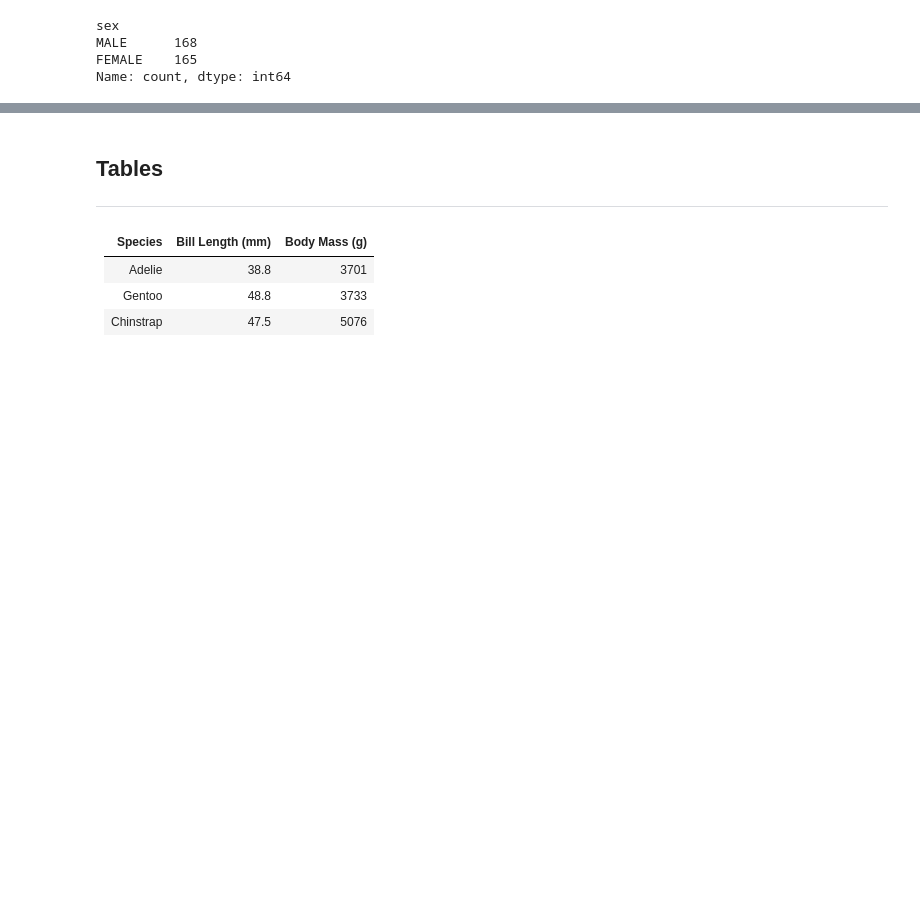
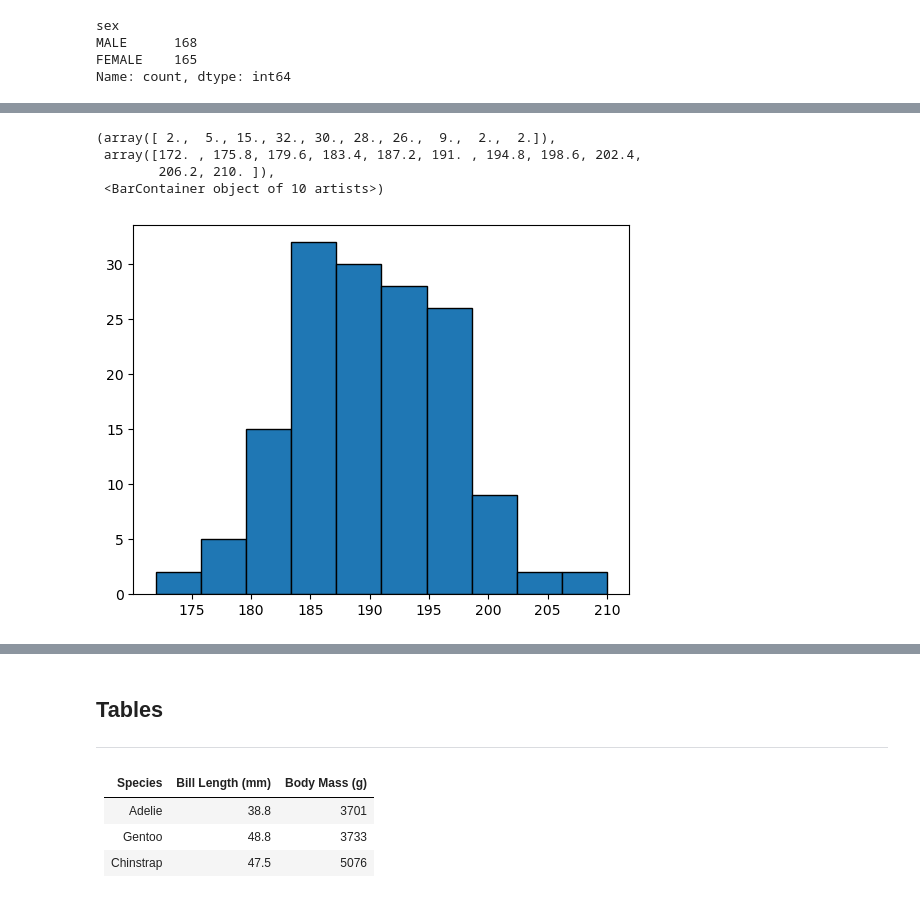
Before and after one commit to fdennehy/pda-project, a Jupyter notebook: penguins.ipynb, the cells around one changed output, grey strips where cells are left out. Drawn from its saved outputs; the diff is of its cells as text; code cells hidden in the pictures; blank space fills up the shorter version.

```diff
--- a/penguins.ipynb
+++ b/penguins.ipynb
@@ -148,0 +294,19 @@ If you want a second paragraph, leave a blank line! If you want a second paragra
+# %%
+# Create subset dataframes for the different species
+adelie_df = df[df["species"].str.contains("Adelie")]
+chinstrap_df = df[df["species"].str.contains("Chinstrap")]
+gentoo_df = df[df["species"].str.contains("Gentoo")]
+# %%
+# Create arrays for the flipper lengths by species
+adelie_flen = adelie_df["flipper_length_mm"]
+chinstrap_flen = chinstrap_df["flipper_length_mm"]
+gentoo_flen = gentoo_df["flipper_length_mm"]
+# %%
+# Plot histogram
+plt.hist(adelie_flen, edgecolor='black')
+# %% [output]
+(array([ 2.,  5., 15., 32., 30., 28., 26.,  9.,  2.,  2.]),
+ array([172. , 175.8, 179.6, 183.4, 187.2, 191. , 194.8, 198.6, 202.4,
+        206.2, 210. ]),
+ <BarContainer object of 10 artists>)
+[figure, added]
```
Also changed, not shown: parts of 32 cells of this notebook, 1 other file.
